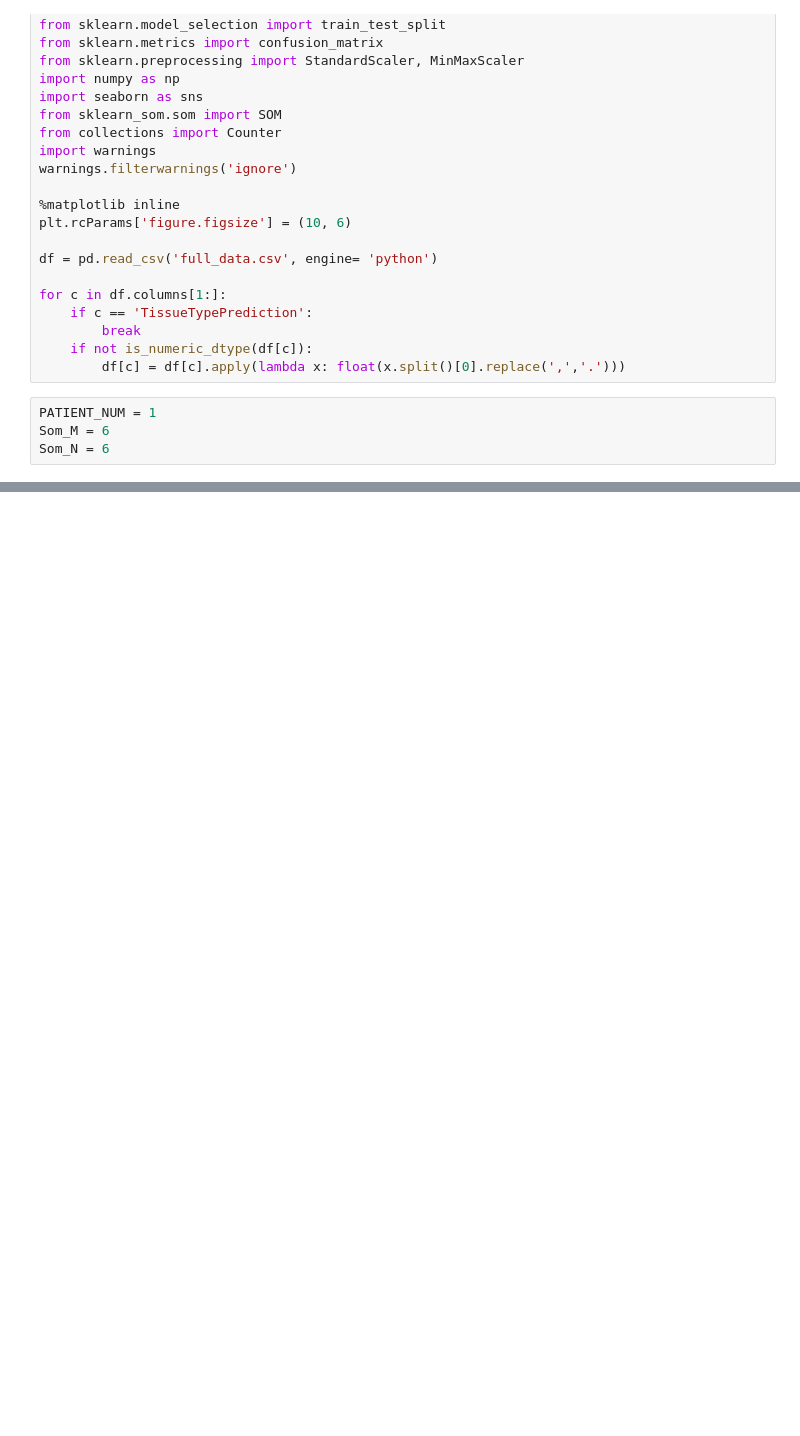
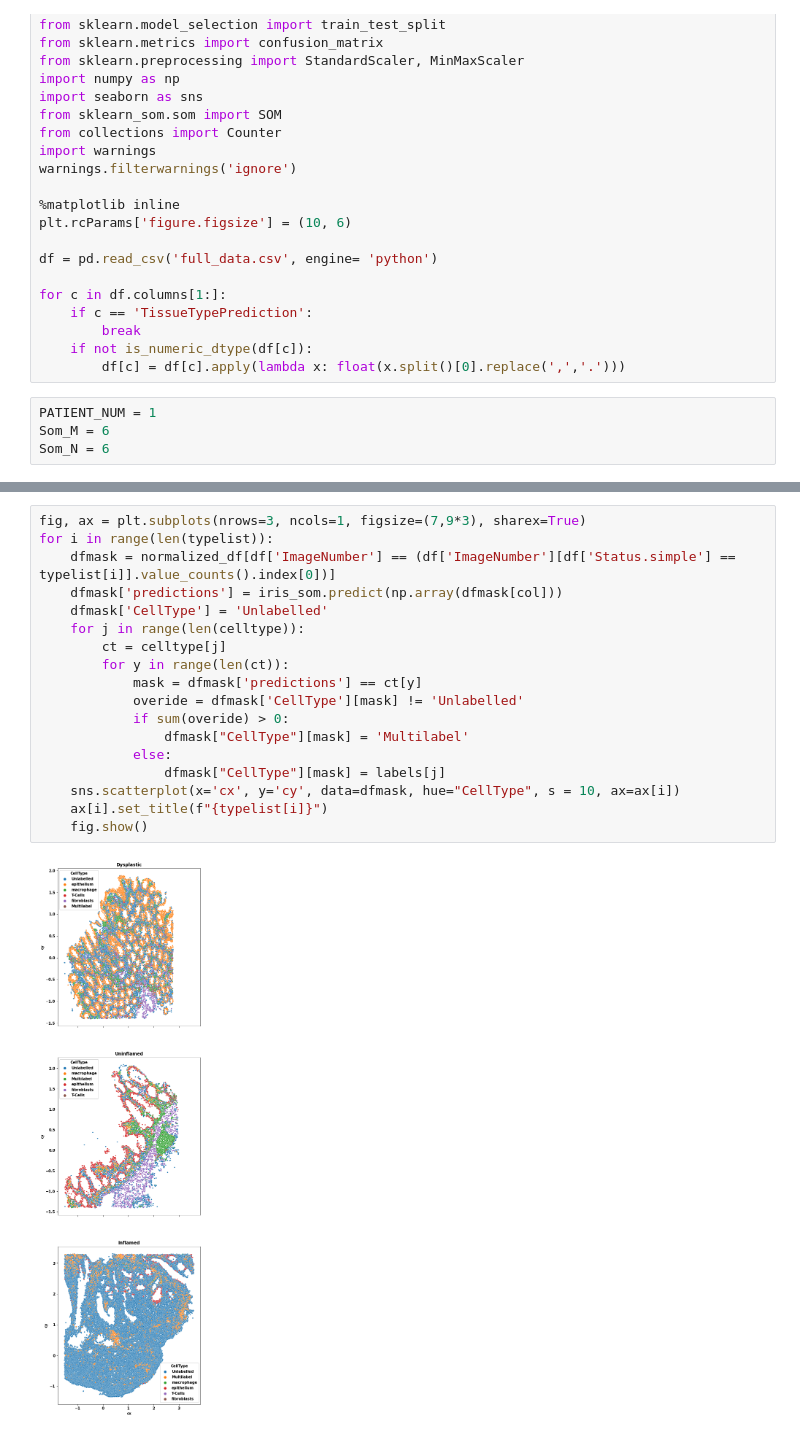
Before and after one commit to JanSuper/MasterProject1-1, a Jupyter notebook: Comparison celltype.ipynb, the cells around one changed output, grey strips where cells are left out. Saved outputs shown, nothing was run; the diff lists cells and outputs as text; blank space fills up the shorter version.

```diff
--- a/Comparison celltype.ipynb
+++ b/Comparison celltype.ipynb
@@ -155,0 +157,20 @@ IL17 : 0.0 %
+# %%
+fig, ax = plt.subplots(nrows=3, ncols=1, figsize=(7,9*3), sharex=True)
+for i in range(len(typelist)):
+    dfmask = normalized_df[df['ImageNumber'] == (df['ImageNumber'][df['Status.simple'] == typelist[i]].value_counts().index[0])]
+    dfmask['predictions'] = iris_som.predict(np.array(dfmask[col]))
+    dfmask['CellType'] = 'Unlabelled'
+    for j in range(len(celltype)):
+        ct = celltype[j]
+        for y in range(len(ct)):
+            mask = dfmask['predictions'] == ct[y]
+            overide = dfmask['CellType'][mask] != 'Unlabelled'
+            if sum(overide) > 0:
+                dfmask["CellType"][mask] = 'Multilabel'
+            else:
+                dfmask["CellType"][mask] = labels[j]
+    sns.scatterplot(x='cx', y='cy', data=dfmask, hue="CellType", s = 10, ax=ax[i])
+    ax[i].set_title(f"{typelist[i]}")
+    fig.show()
+# %% [output]
+[figure, added]
```
Also changed, not shown: parts of 3 cells of this notebook.
